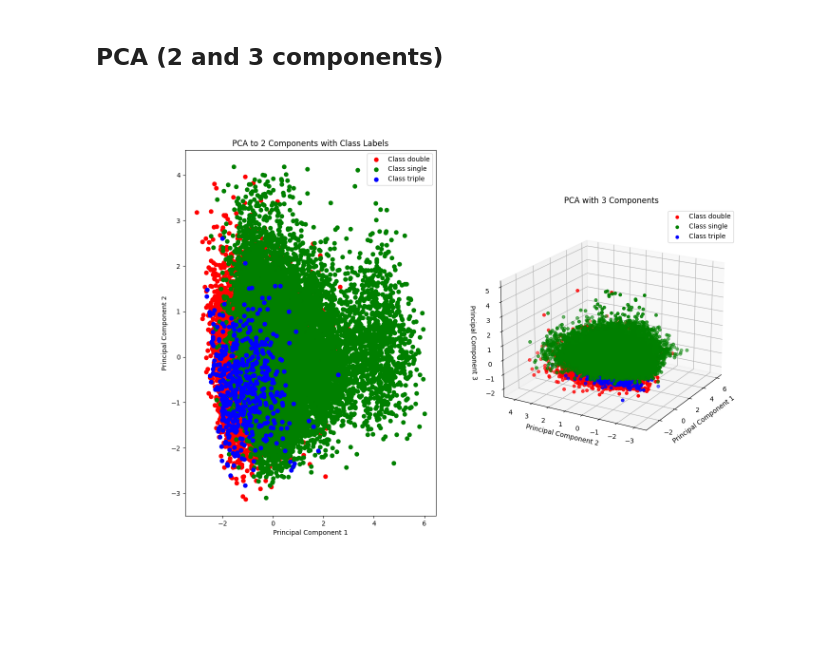
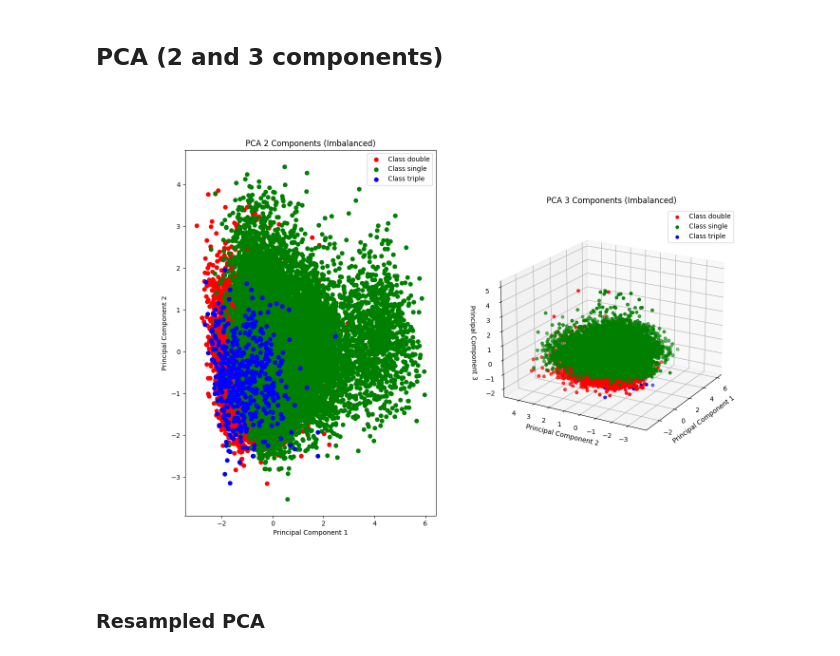
Before and after one commit to joshsalce/Speed_ISO, a Jupyter notebook: Analysis Notebooks/Uns_ML.ipynb, the cells around one changed output. Saved outputs shown, nothing was run; the diff lists cells and outputs as text; code cells hidden in the pictures; blank space fills up the shorter version.

```diff
--- a/Analysis Notebooks/Uns_ML.ipynb
+++ b/Analysis Notebooks/Uns_ML.ipynb
@@ -182,47 +204,51 @@ Evaluating... GMM, 12 components
 # %% [markdown]
 ## PCA (2 and 3 components)
 # %%
-fig = plt.figure(figsize=(15, 10))
+def plot_PCAs(pca_2, pca_3, y, data_desc):
+  fig = plt.figure(figsize=(15, 10))
 
-# Create the first subplot (2D)
-ax1 = fig.add_subplot(121)
-# Create the second subplot (3D)
-ax2 = fig.add_subplot(122, projection='3d')
+  # Create the first subplot (2D)
+  ax1 = fig.add_subplot(121)
+  # Create the second subplot (3D)
+  ax2 = fig.add_subplot(122, projection='3d')
 
-X_transformed = preprocessor.fit_transform(X)
+  # Plotting
+  colors = ['r', 'g', 'b']
+  class_labels = list(range(3))
 
-# Perform PCA to reduce data to 2 components
-pca = PCA(n_components=2)
-X_pca = pca.fit_transform(X_transformed)
+  # Create a scatter plot for each class
+  for class_label, color in zip(class_labels, colors):
+      class_indices = np.where(y == class_label)
 
-# Perform PCA to reduce data to 2 components
-pca3 = PCA(n_components=3)
-X_pca3 = pca3.fit_transform(X_transformed)
+      ax1.scatter(pca_2[class_indices, 0], pca_2[class_indices, 1], color=color, label=f"Class {label_encoder.inverse_transform([class_label])[0]}")
+      ax2.scatter(pca_3[class_indices, 0], pca_3[class_indices, 1], pca_3[class_indices, 2], color=color, label=f"Class {label_encoder.inverse_transform([class_label])[0]}")
 
+  ax1.legend()
+  ax1.set_xlabel('Principal Component 1')
+  ax1.set_ylabel('Principal Component 2')
+  ax1.set_title(f'PCA 2 Components ({data_desc})')
 
-# Plotting
-colors = ['r', 'g', 'b']
-class_labels = list(range(3))
+  ax2.set_xlabel('Principal Component 1')
+  ax2.set_ylabel('Principal Component 2')
+  ax2.set_zlabel('Principal Component 3')
+  ax2.legend()
+  ax2.set_title(f'PCA 3 Components ({data_desc})')
+  ax2.view_init(elev=20, azim=210)
 
-# Create a scatter plot for each class
-for class_label, color in zip(class_labels, colors):
-    class_indices = np.where(y == class_label)
-    #print(class_label, len(class_indices[0]))
-    ax1.scatter(X_pca[class_indices, 0], X_pca[class_indices, 1], color=color, label=f"Class {label_encoder.inverse_transform([class_label])[0]}")
-    ax2.scatter(X_pca3[class_indices, 0], X_pca3[class_indices, 1], X_pca3[class_indices, 2], color=color, label=f"Class {label_encoder.inverse_transform([class_label])[0]}")
-
-ax1.legend()
-ax1.set_xlabel('Principal Component 1')
-ax1.set_ylabel('Principal Component 2')
-ax1.set_title('PCA to 2 Components with Class Labels')
-
-ax2.set_xlabel('Principal Component 1')
-ax2.set_ylabel('Principal Component 2')
-ax2.set_zlabel('Principal Component 3')
-ax2.legend()
-ax2.set_title('PCA with 3 Components')
-ax2.view_init(elev=20, azim=210)
-
-plt.show()
+  plt.show()
-# %% [output]
-[figure, removed]
+# %%
+X_transformed = preprocessor.fit_transform(X)
+
+# Perform PCA to reduce data to 2 components
+pca = PCA(n_components=2)
+X_pca = pca.fit_transform(X_transformed)
+
+# Perform PCA to reduce data to 2 components
+pca3 = PCA(n_components=3)
+X_pca3 = pca3.fit_transform(X_transformed)
+
+plot_PCAs(X_pca, X_pca3, y, 'Imbalanced')
+# %% [output]
+[figure, added]
+# %% [markdown]
+### Resampled PCA
```
Also changed, not shown: parts of 8 cells of this notebook.
